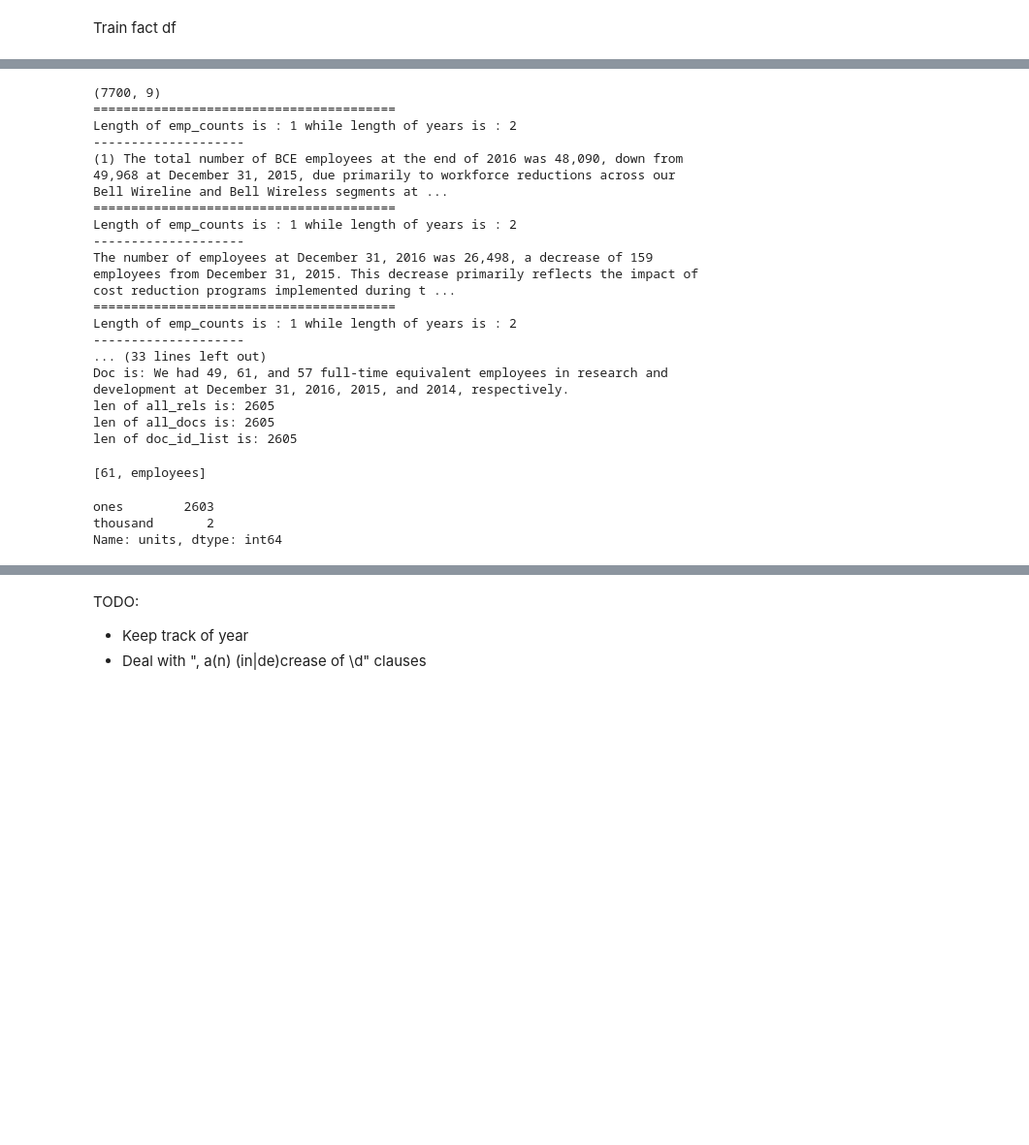
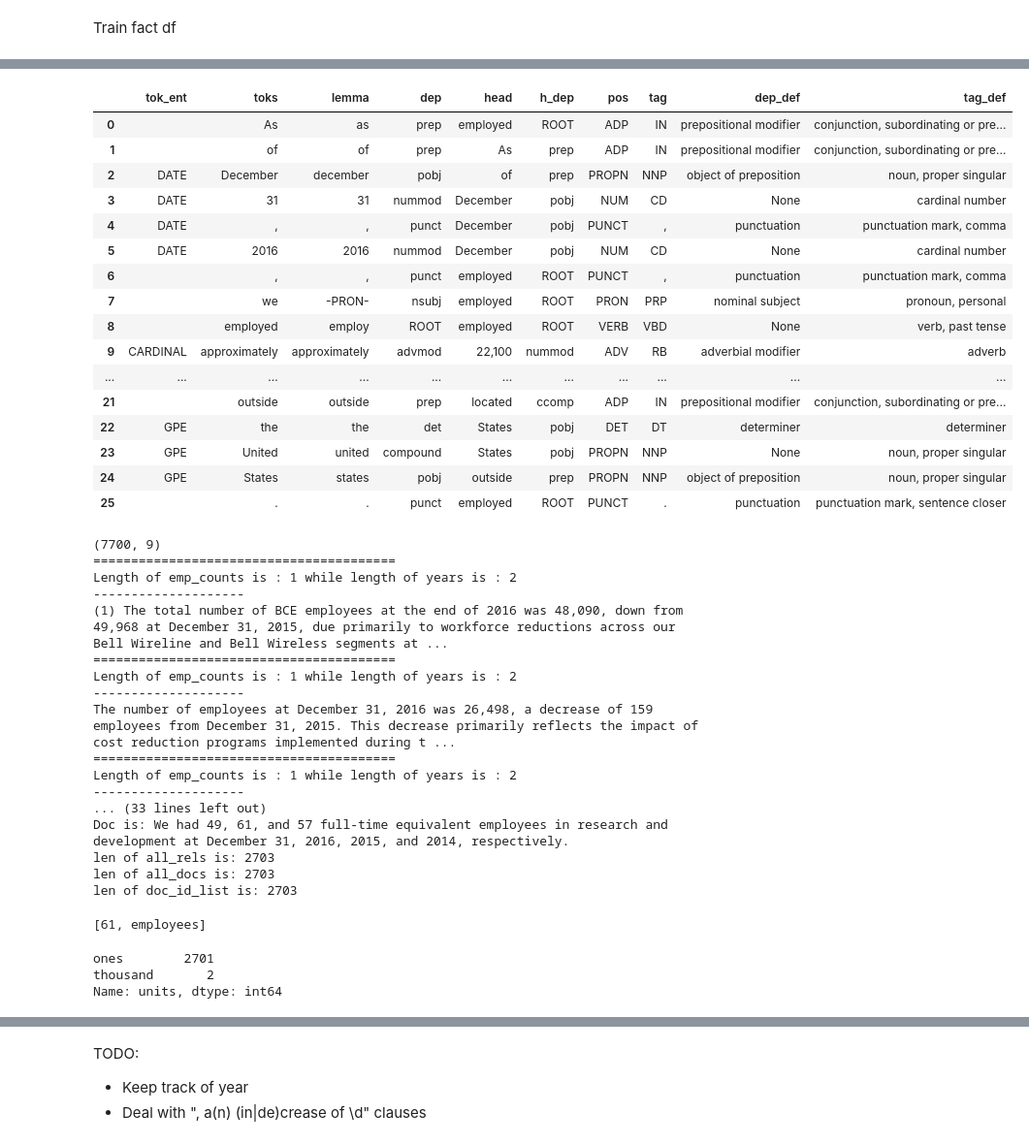
Before and after one commit to JarrodAJ/sec_employee_information_extraction, a Jupyter notebook: 4_Define_SpaCy_NER.ipynb, the cells around one changed output, grey strips where cells are left out. Shown at 97% size. Saved outputs shown, nothing was run; the diff lists cells and outputs as text; code cells hidden in the pictures; blank space fills up the shorter version.

```diff
--- a/4_Define_SpaCy_NER.ipynb
+++ b/4_Define_SpaCy_NER.ipynb
@@ -3737,7 +3921,27 @@ Train fact df
+# %%
+print_df(make_tok_df(nlp("As of December 31, 2016, we employed approximately 22,100 full time employees, of whom approximately 91% were located outside the United States.")))
+# %% [output]
+|  | tok_ent | toks | lemma | dep | head | h_dep | pos | tag | dep_def | tag_def |
+| 0 |  | As | as | prep | employed | ROOT | ADP | IN | prepositional modifier | conjunction, subordinating or pre... |
+| 1 |  | of | of | prep | As | prep | ADP | IN | prepositional modifier | conjunction, subordinating or pre... |
+| 2 | DATE | December | december | pobj | of | prep | PROPN | NNP | object of preposition | noun, proper singular |
+| 3 | DATE | 31 | 31 | nummod | December | pobj | NUM | CD | None | cardinal number |
+| 4 | DATE | , | , | punct | December | pobj | PUNCT | , | punctuation | punctuation mark, comma |
+| 5 | DATE | 2016 | 2016 | nummod | December | pobj | NUM | CD | None | cardinal number |
+| 6 |  | , | , | punct | employed | ROOT | PUNCT | , | punctuation | punctuation mark, comma |
+| 7 |  | we | -PRON- | nsubj | employed | ROOT | PRON | PRP | nominal subject | pronoun, personal |
+| 8 |  | employed | employ | ROOT | employed | ROOT | VERB | VBD | None | verb, past tense |
+| 9 | CARDINAL | approximately | approximately | advmod | 22,100 | nummod | ADV | RB | adverbial modifier | adverb |
+| ... | ... | ... | ... | ... | ... | ... | ... | ... | ... | ... |
+| 21 |  | outside | outside | prep | located | ccomp | ADP | IN | prepositional modifier | conjunction, subordinating or pre... |
+| 22 | GPE | the | the | det | States | pobj | DET | DT | determiner | determiner |
+| 23 | GPE | United | united | compound | States | pobj | PROPN | NNP | None | noun, proper singular |
+| 24 | GPE | States | states | pobj | outside | prep | PROPN | NNP | object of preposition | noun, proper singular |
+| 25 |  | . | . | punct | employed | ROOT | PUNCT | . | punctuation | punctuation mark, sentence closer |
 # %%
 print(train_df.shape)
-
-fact_df = make_fact_df(train_df.para_text, extract_emp_relations, df=train_df, verbose=True)
+#fact_df = make_fact_df(train_df.para_text, extract_emp_relations, df=train_df, verbose=True)
+fact_df2 = make_fact_df(train_df.para_text, extract_emp_relations, df=train_df, verbose=True)
 # %% [output]
 (7700, 9)
 ========================================
@@ -3753,9 +3957,9 @@ Length of emp_counts is : 1 while length of years is : 2
 --------------------
 ... (33 lines left out)
 Doc is: We had 49, 61, and 57 full-time equivalent employees in research and development at December 31, 2016, 2015, and 2014, respectively.
-len of all_rels is: 2605
-len of all_docs is: 2605
-len of doc_id_list is: 2605
+len of all_rels is: 2703
+len of all_docs is: 2703
+len of doc_id_list is: 2703
 # %%
 err_doc = nlp("We had 49, 61, and 57 full-time equivalent employees in research and development at December 31, 2016, 2015, and 2014, respectively.")
 err_tok = err_doc[4]
@@ -3764,11 +3968,13 @@ list(err_doc[2].conjuncts)
 # %% [output]
 [61, employees]
 # %%
-fact_df = add_units_and_values(fact_df, 'quantity')
+#fact_df = add_units_and_values(fact_df, 'quantity')
+#fact_df.units.value_counts()
 
-fact_df.units.value_counts()
+fact_df2 = add_units_and_values(fact_df2, 'quantity')
+fact_df2.units.value_counts()
 # %% [output]
-ones        2603
+ones        2701
 thousand       2
 Name: units, dtype: int64
 # %%
```
Also changed, not shown: parts of 68 cells of this notebook.
